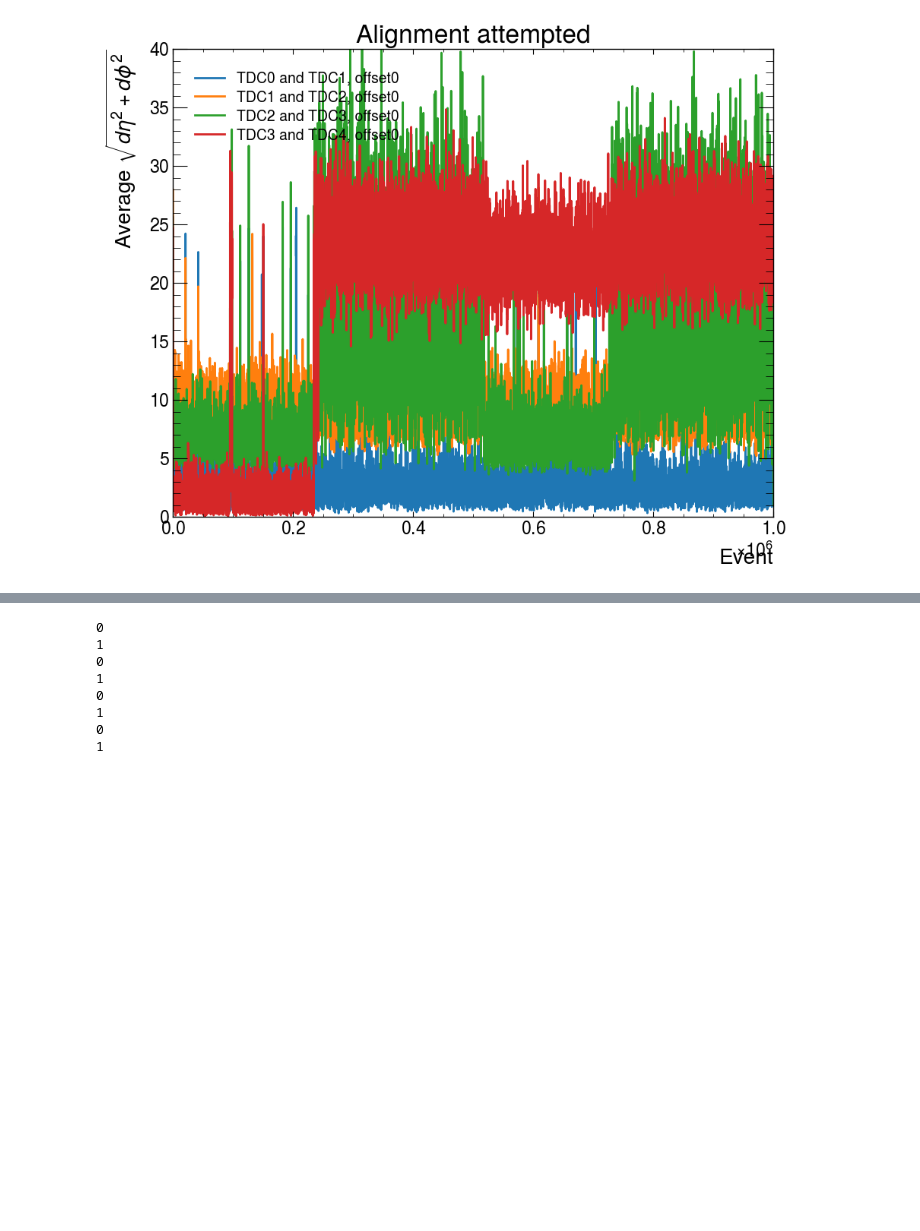
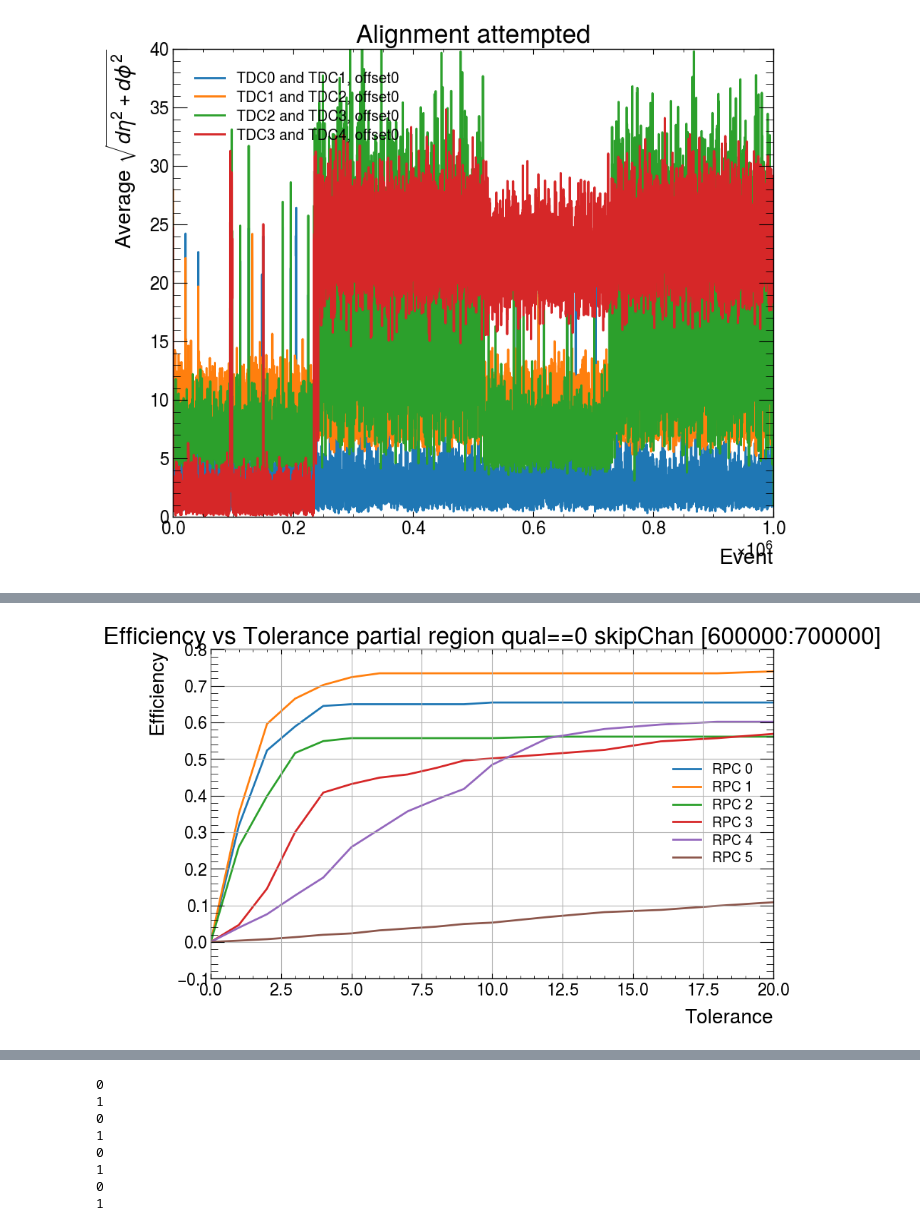
Before and after one commit to Takodachi6969/summer2, a Jupyter notebook: DataAnalysis21062024.ipynb, the cells around one changed output, grey strips where cells are left out. Drawn from its saved outputs; the diff is of its cells as text; code cells hidden in the pictures; blank space fills up the shorter version.

```diff
--- a/DataAnalysis21062024.ipynb
+++ b/DataAnalysis21062024.ipynb
@@ -1784,10 +1782,4 @@ hit_cluster = cluster(coincident_hits)
 # %%
-tol = [0,1,2,3,4,5,6,7,8,9,10,12,14,26]
-efficiencies = [[] for RPC in range(6)]
-for RPC in range(6):
-    for t in tol:
-        eff = calc_efficiency_RPC(hit_cluster, RPC, t)
-        efficiencies[RPC].append(eff)
 plt.figure(figsize=(10, 6))
 
 for RPC in range(6):
@@ -1795,7 +1787,7 @@ for RPC in range(6):
 
 plt.xlabel('Tolerance')
 plt.ylabel('Efficiency')
-plt.title('Efficiency vs Tolerance good region no qual check data')
+plt.title('Efficiency vs Tolerance partial region qual==0 data [600000:700000]')
 plt.legend()
 plt.grid(True)
 plt.show()
@@ -1875,7 +1795,0 @@ hit_cluster = cluster(coincident_hits)
-# %%
-tol = [0,1,2,3,4,5,6,7,8,9,10,12,14,26]
-efficiencies = [[] for RPC in range(6)]
-for RPC in range(6):
-    for t in tol:
-        eff = calc_efficiency_RPC(hit_cluster, RPC, t)
-        efficiencies[RPC].append(eff)
@@ -2135,32 +2000,43 @@ successful_reconstructions = 0
 etaHits = [[] for rpc in range(6)]
 phiHits = [[] for rpc in range(6)]
 
-# Main loop over events
-for idx, event in enumerate(events[890000:900000]):
+start = 600000
+end = 700000
+for idx, event in enumerate(events[start:end]):
     skip_event = False
+    for i in range(5):
+        if event.tdcEvents[i].qual != 0:
+            skip_event = True
+            break
 
-    if (idx + offSet) < len(events):
-        if offSet > 25:
-            oneIdx = idx + offSet - 25
-            twoIdx = idx
-        else:
-            oneIdx = idx
-            twoIdx = idx + offSet
-        for i in range(4):
-            if event.tdcEvents[i].qual != 0:
-                skip_event = True
-                break
-
-        if skip_event:
-            continue
-        for i in range(5):
-            for word in events[oneIdx].tdcEvents[i].words:
-                rpc, thisHit = tdcChanToRPCHit(word, i, idx)
-                if thisHit.eta:
-                    etaHits[thisHit.rpc].append(thisHit)
-                else:
-                    phiHits[thisHit.rpc].append(thisHit)
+    if skip_event:
+        continue
+    for i in range(5):
+        for word in events[(start + idx)].tdcEvents[i].words:
+            rpc, thisHit = tdcChanToRPCHit(word, i, start + idx)
+            if thisHit.eta:
+                etaHits[thisHit.rpc].append(thisHit)
+            else:
+                phiHits[thisHit.rpc].append(thisHit)
 
 # Find coincident hits and cluster them
 coincident_hits = FindCoincidentHits(etaHits, phiHits, 15)
 hit_cluster = cluster(coincident_hits)
+tol = [0,1,2,3,4,5,6,7,8,9,10, 12, 14, 16, 18, 20]
+efficiencies = [[] for RPC in range(6)]
+for RPC in range(6):
+    eff = calc_efficiency_RPC(hit_cluster, RPC, tol)
+    for idx, tolerance in enumerate(tol):
+        efficiencies[RPC].append(eff[idx])
+plt.figure(figsize=(10, 6))
+
+for RPC in range(6):
+    plt.plot(tol, efficiencies[RPC], label=f'RPC {RPC}')
+
+plt.xlabel('Tolerance')
+plt.ylabel('Efficiency')
+plt.title('Efficiency vs Tolerance partial region qual==0 skipChan [600000:700000]')
+plt.legend()
+plt.grid(True)
+plt.show()
+# %% [output]
@@ -2166,0 +2055 @@ hit_cluster = cluster(coincident_hits)
+[figure, added]
```
Also changed, not shown: parts of 20 cells of this notebook, 6 other files.
